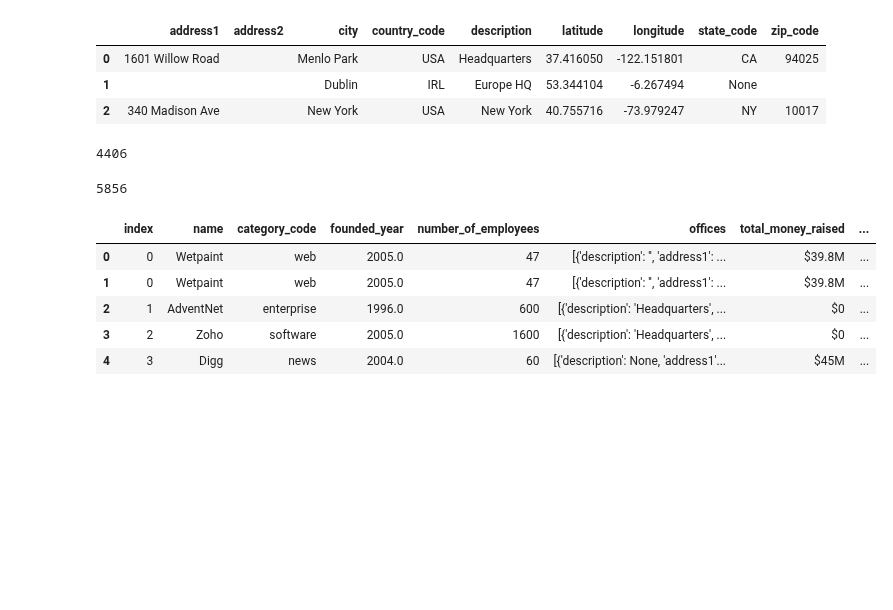
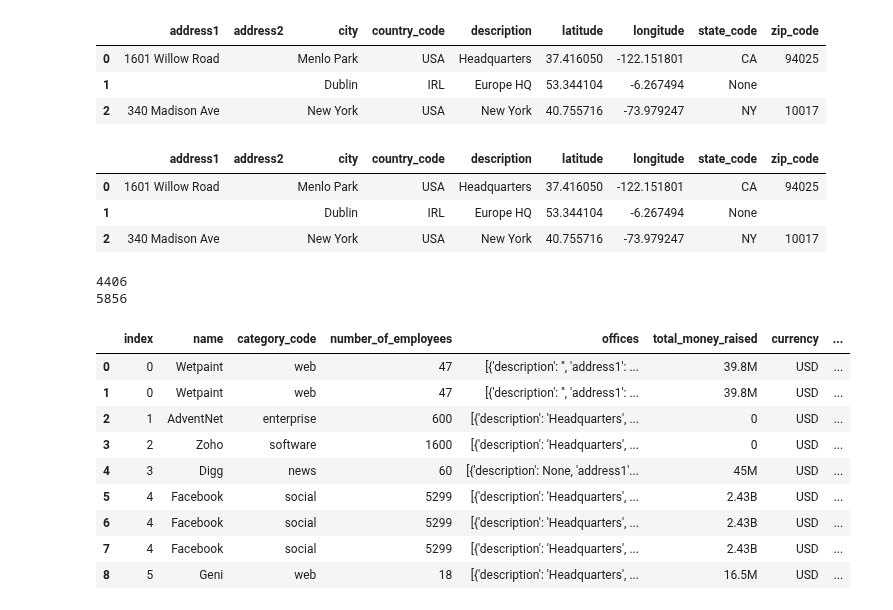
Before and after one commit to aiborra11/Geoquery-project, a Jupyter notebook: Dataset.ipynb, the cells around one changed output. Saved outputs shown, nothing was run; the diff lists cells and outputs as text; code cells hidden in the pictures; blank space fills up the shorter version.

```diff
--- a/Dataset.ipynb
+++ b/Dataset.ipynb
@@ -58,0 +77,28 @@ data.head()
+# %%
+#Converting symbols into string values for future uses
+currency_type = {'C$': 'CAD',
+                '$':'USD',
+                '€': 'EUR',
+                '£': 'GBP',
+                '¥': 'JPY',
+                'kr': 'SEK'}
+
+def currency_converter(df):
+    for symb, name in currency_type.items():
+        if symb in df:
+            a = df.replace(symb,'')
+            return name
+
+data['currency'] = data['total_money_raised'].apply(currency_converter)
+# %%
+#Deleting currency symbols
+def symbol_deleter(df):
+    for symb, name in currency_type.items():
+        if symb in df:
+            return df.replace(symb, "")
+
+data['total_money_raised'] = data['total_money_raised'].apply(symbol_deleter)
+# %%
+#Converting "total_money_raised" into integers
+amount_type = dict(k='E3', M='E6', B='E9')
+data['amount_raised'] = pd.to_numeric(data['total_money_raised'].replace(amount_type, regex=True))
@@ -65,16 +175,23 @@ c
 | 0 | 1601 Willow Road |  | Menlo Park | USA | Headquarters | 37.416050 | -122.151801 | CA | 94025 |
 | 1 |  |  | Dublin | IRL | Europe HQ | 53.344104 | -6.267494 | None |  |
 | 2 | 340 Madison Ave |  | New York | USA | New York | 40.755716 | -73.979247 | NY | 10017 |
-# %%
-data2 = data.copy()
-len(data2)
-# %% [output]
-4406
 # %%
-
+#There are some companies which have >1 offices. Separate them into different rows.
+data2 = data.copy()
 office_split = pd.DataFrame(data2['offices'].tolist()).stack().reset_index(level=1, drop=True).rename('office')
-office_merged = data2.merge(office_split, left_index=True, right_index=True)
+office_merged = data2.merge(office_split, left_index=True, right_index=True).reset_index()
-# %%
-len(office_merged)
-# %% [output]
-5856
+# %%
+#Checking the values are correct and belong to each company
+d = pd.DataFrame(json_normalize(office_merged['offices'][5]))
+d
+# %% [output]
+|  | address1 | address2 | city | country_code | description | latitude | longitude | state_code | zip_code |
+| 0 | 1601 Willow Road |  | Menlo Park | USA | Headquarters | 37.416050 | -122.151801 | CA | 94025 |
+| 1 |  |  | Dublin | IRL | Europe HQ | 53.344104 | -6.267494 | None |  |
+| 2 | 340 Madison Ave |  | New York | USA | New York | 40.755716 | -73.979247 | NY | 10017 |
+# %%
+print(len(data))
+print(len(office_merged))
+# %% [output]
+4406
+5856
@@ -81,10 +200,13 @@ len(office_merged)
 # %%
-office_merged = office_merged.reset_index()
-office_merged.head()
+office_merged.head(9)
 # %% [output]
-|  | index | name | category_code | founded_year | number_of_employees | offices | total_money_raised | ... |
-| 0 | 0 | Wetpaint | web | 2005.0 | 47 | [{'description': '', 'address1': ... | $39.8M | ... |
-| 1 | 0 | Wetpaint | web | 2005.0 | 47 | [{'description': '', 'address1': ... | $39.8M | ... |
-| 2 | 1 | AdventNet | enterprise | 1996.0 | 600 | [{'description': 'Headquarters', ... | $0 | ... |
-| 3 | 2 | Zoho | software | 2005.0 | 1600 | [{'description': 'Headquarters', ... | $0 | ... |
-| 4 | 3 | Digg | news | 2004.0 | 60 | [{'description': None, 'address1'... | $45M | ... |
+|  | index | name | category_code | number_of_employees | offices | total_money_raised | currency | ... |
+| 0 | 0 | Wetpaint | web | 47 | [{'description': '', 'address1': ... | 39.8M | USD | ... |
+| 1 | 0 | Wetpaint | web | 47 | [{'description': '', 'address1': ... | 39.8M | USD | ... |
+| 2 | 1 | AdventNet | enterprise | 600 | [{'description': 'Headquarters', ... | 0 | USD | ... |
+| 3 | 2 | Zoho | software | 1600 | [{'description': 'Headquarters', ... | 0 | USD | ... |
+| 4 | 3 | Digg | news | 60 | [{'description': None, 'address1'... | 45M | USD | ... |
+| 5 | 4 | Facebook | social | 5299 | [{'description': 'Headquarters', ... | 2.43B | USD | ... |
+| 6 | 4 | Facebook | social | 5299 | [{'description': 'Headquarters', ... | 2.43B | USD | ... |
+| 7 | 4 | Facebook | social | 5299 | [{'description': 'Headquarters', ... | 2.43B | USD | ... |
+| 8 | 5 | Geni | web | 18 | [{'description': 'Headquarters', ... | 16.5M | USD | ... |
```
Also changed, not shown: parts of 15 cells of this notebook.
